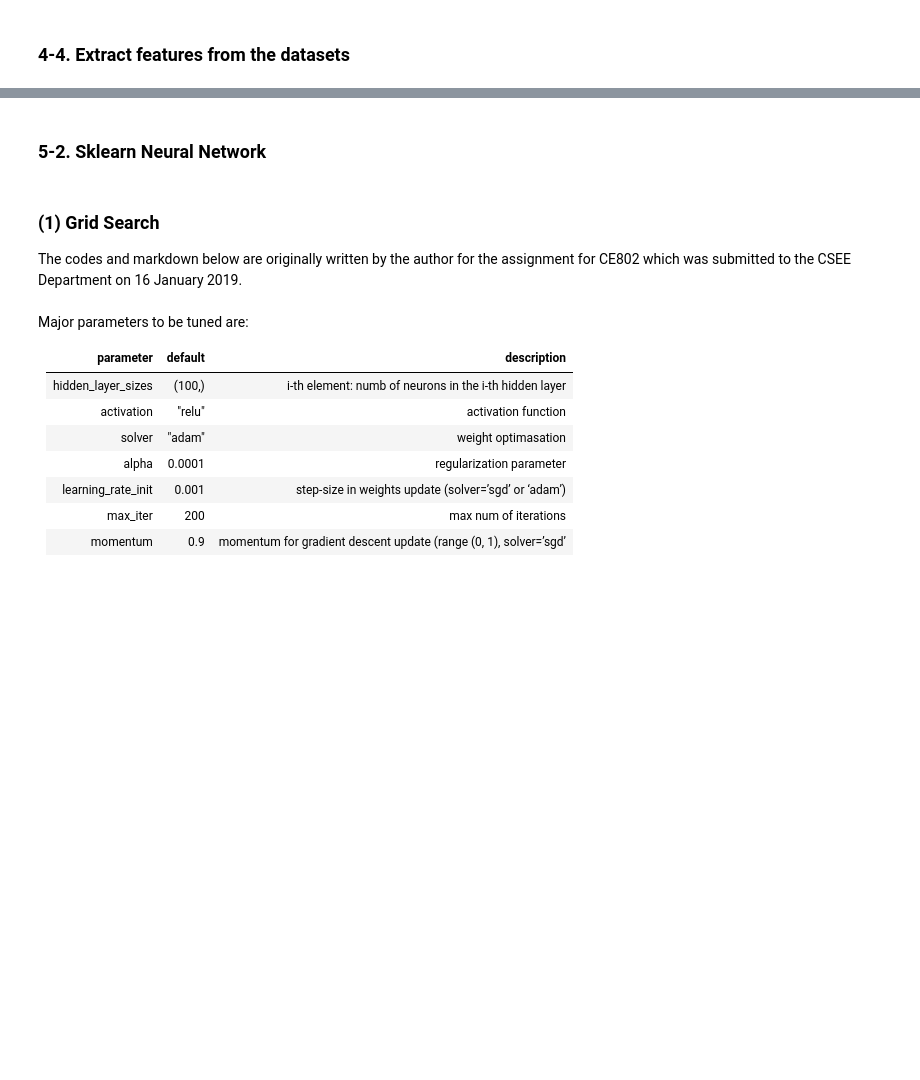
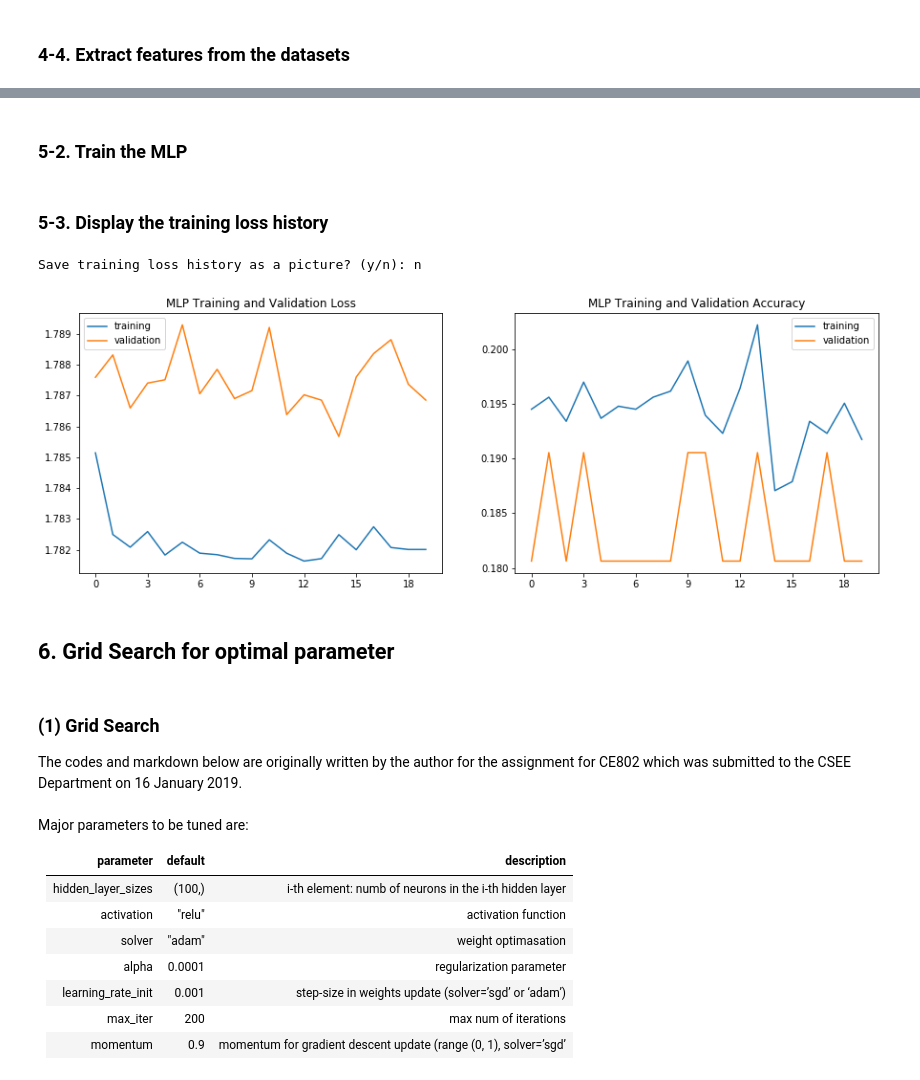
Before and after one commit to tomokoji/ce888assignment, a Jupyter notebook: src/assignment2_for_demo.ipynb, the cells around one changed output, grey strips where cells are left out. Drawn from its saved outputs; the diff is of its cells as text; code cells hidden in the pictures; blank space fills up the shorter version.

```diff
--- a/src/assignment2_for_demo.ipynb
+++ b/src/assignment2_for_demo.ipynb
@@ -159,5 +148,0 @@ This model is developed in reference to [Multi-Class Classification Tutorial wit
-# %%
-hidden_act='relu'
-out_act='softmax'
-cls_optimizer="adam"
-cls_loss='categorical_crossentropy'
@@ -221,3 +148,0 @@ def plot_mlp_loss_history(histories, pic_file):
-# %%
-pic_file="test_mlp"
-plot_mlp_loss_history(loss_hiss, pic_file)
@@ -224,5 +173,24 @@ plot_mlp_loss_history(loss_hiss, pic_file)
 # %% [markdown]
-### 5-2. Sklearn Neural Network
+### 5-2. Train the MLP
+# %%
+k=ae_layers[-1]
+n=len(np.unique(y))
+
+model=MLP.build_mlp(encoder, num_in=k, num_out=n, \
+            finetune=finetune, h_num=h_num, h_act=h_act, \
+            out_act=out_act, opt=opt, loss=loss, \
+            summary_display=summary_display)
+histories=MLP.train_mlp(X, y, model, epochs=epochs, \
+            val_rate=val_rate, verbose=verbose)
+# %% [markdown]
+### 5-3. Display the training loss history
+# %%
+MLP.plot_mlp_loss_history(histories, pic_file)
+# %% [output]
+Save training loss history as a picture? (y/n): n
+[figure, added]
+# %% [markdown]
+## 6. Grid Search for optimal parameter
 # %%
 from sklearn.neural_network import MLPClassifier
 
```
Also changed, not shown: parts of 19 cells of this notebook, 8 other files.
